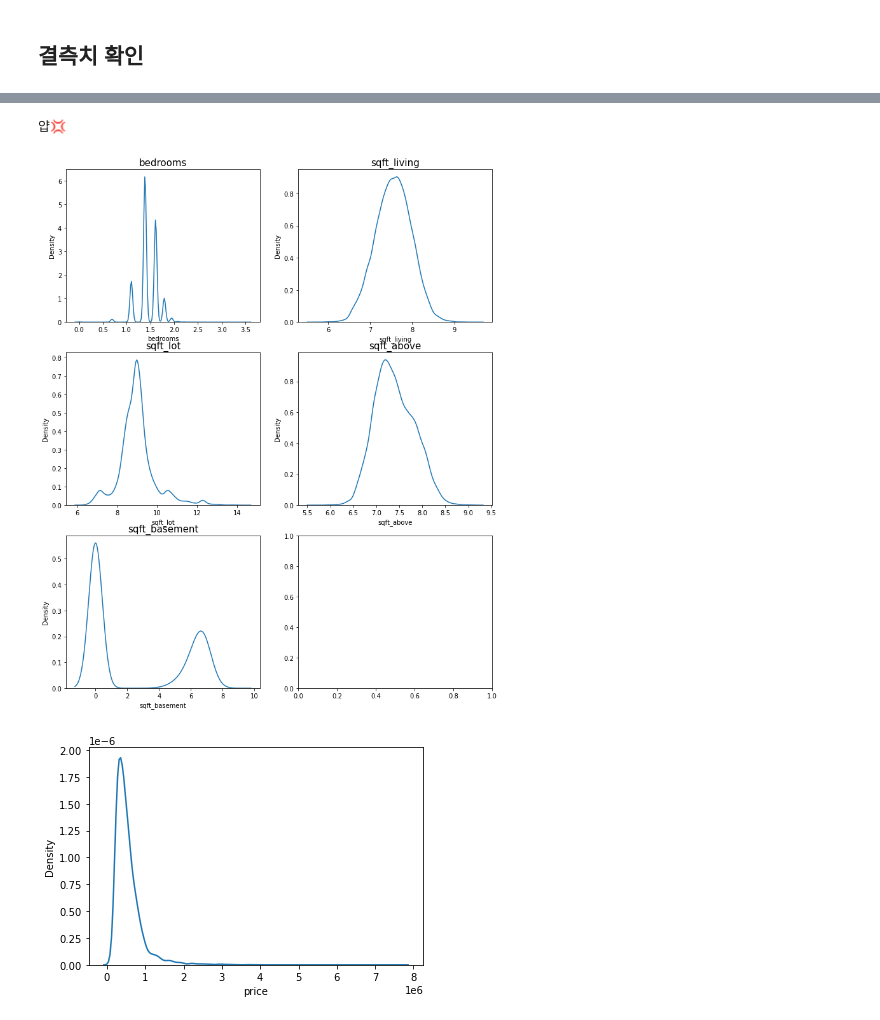
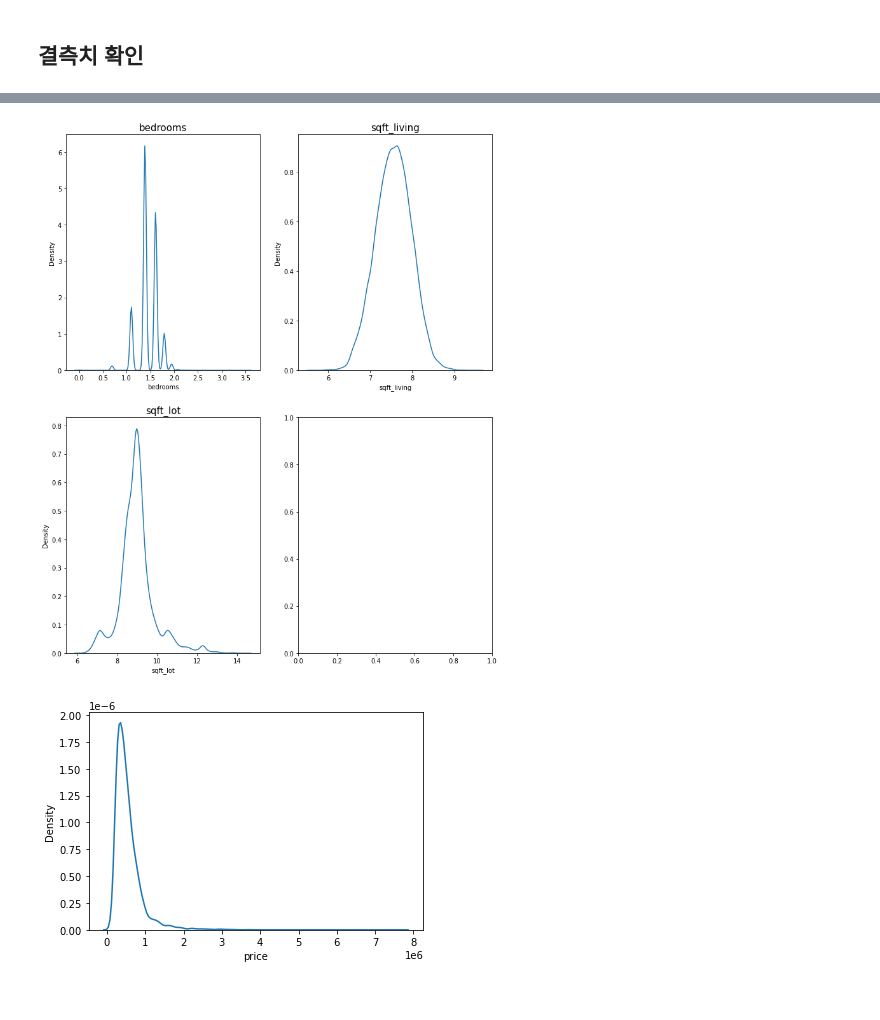
Before and after one commit to HSC-1/aiffel_achieve, a Jupyter notebook: (E9)keggle.ipynb, the cells around one changed output, grey strips where cells are left out. Cells and saved outputs as stored; diff of their text form; code cells hidden in the pictures.

```diff
--- a/(E9)keggle.ipynb
+++ b/(E9)keggle.ipynb
@@ -60,3 +93,11 @@ print(len(data))
+# %%
+data['date'] = data['date'].apply(lambda x : str(x[:6]))
+data['date'] = data['date'].apply(lambda x : x[:6]).astype(int)
+data['sqft_above'] = round((data['sqft_above']/data['sqft_living']),4)
+data['sqft_basement'] = round((data['sqft_basement']/data['sqft_living']),4)
+data['yr_renovated'] = np.where(data['yr_renovated']>0,data['yr_renovated'],data['yr_built'])
+data['new'] = data['date']//100 - data['yr_renovated']
+# data['yr_renovated'] = data['yr_renovated'] - data['yr_built']
 # %%
 data.head()
 # %% [output]
@@ -93,4 +110,0 @@ len(data)
-# %%
-data['date'] = data['date'].apply(lambda x : str(x[:6]))
-for i in range(0,len(data))
-data['sqft_above'] = data['sqft_above']
@@ -146,14 +155,14 @@ print(a)
 # %%
-fig, ax = plt.subplots(9, 2, figsize=(12, 50))   # 가로스크롤 때문에 그래프 확인이 불편하다면 figsize의 x값을 조절해 보세요.
+fig, ax = plt.subplots(10, 2, figsize=(12, 50))   # 가로스크롤 때문에 그래프 확인이 불편하다면 figsize의 x값을 조절해 보세요.
 
 # id 변수(count==0인 경우)는 제외하고 분포를 확인합니다.
 count = 1
 columns = data.columns
-for row in range(9):
+for row in range(10):
     for col in range(2):
         sns.kdeplot(data[columns[count]], ax=ax[row][col])
         ax[row][col].set_title(columns[count], fontsize=15)
         count += 1
-        if count == 19 :
+        if count == 20 :
             break
 # %% [output]
@@ -161,25 +170,21 @@ for row in range(9):
 # %%
-skew_columns = ['bedrooms', 'sqft_living', 'sqft_lot', 'sqft_above', 'sqft_basement']
+skew_columns = ['bedrooms', 'sqft_living', 'sqft_lot']
 
 for c in skew_columns:
     data[c] = np.log1p(data[c].values)
-
-print('얍💢')
-# %% [output]
-얍💢
 # %%
-fig, ax = plt.subplots(3, 2, figsize=(12, 15))
+fig, ax = plt.subplots(2, 2, figsize=(12, 15))
 
 count = 0
-for row in range(3):
+for row in range(2):
     for col in range(2):
-        if count == 5:
+        if count == 3:
             break
         sns.kdeplot(data[skew_columns[count]], ax=ax[row][col])
         ax[row][col].set_title(skew_columns[count], fontsize=15)
         count += 1
 # %% [output]
-[figure, old version]
+[figure, new version]
 # %%
 sns.kdeplot(y)
 plt.show()
```
Also changed, not shown: parts of 35 cells of this notebook.
